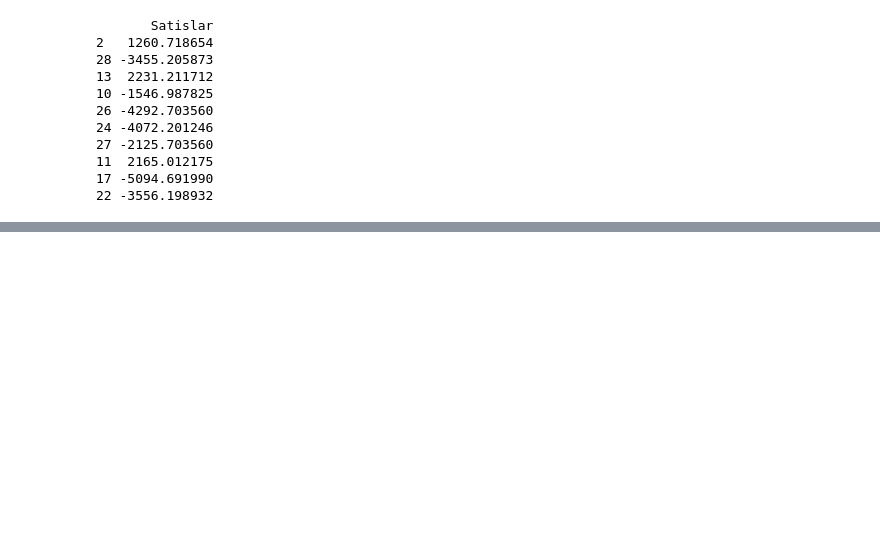
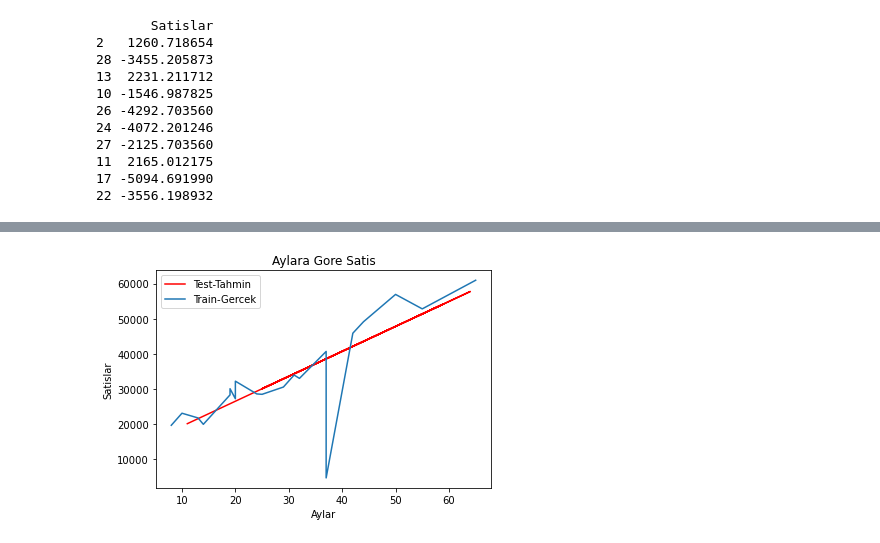
Before and after one commit to abdullahcayde/Trainings, a Jupyter notebook: ML/ML_sas_01.ipynb, the cells around one changed output, grey strips where cells are left out. Drawn from its saved outputs; the diff is of its cells as text; code cells hidden in the pictures; blank space fills up the shorter version.

```diff
--- a/ML/ML_sas_01.ipynb
+++ b/ML/ML_sas_01.ipynb
@@ -162,0 +150,13 @@ array([[20126.21865404],
+# %%
+# X_train e karsilik gelen Tahminlerin cizilmesi
+#plt.legen(loc='best') Label icin olmak zorunda, yoksa Labellar gozukmuyor
+
+plt.plot(X_test, lr.predict(X_test), 'red',label= 'Test-Tahmin')
+plt.plot(X_train.sort_index(), y_train.sort_index(), label= 'Train-Gercek')
+plt.legend(loc="best")
+plt.title('Aylara Gore Satis')
+plt.xlabel('Aylar')
+plt.ylabel('Satislar')
+plt.show();
+# %% [output]
+[figure, added]
```
Also changed, not shown: parts of 11 cells of this notebook, 1 other file.
